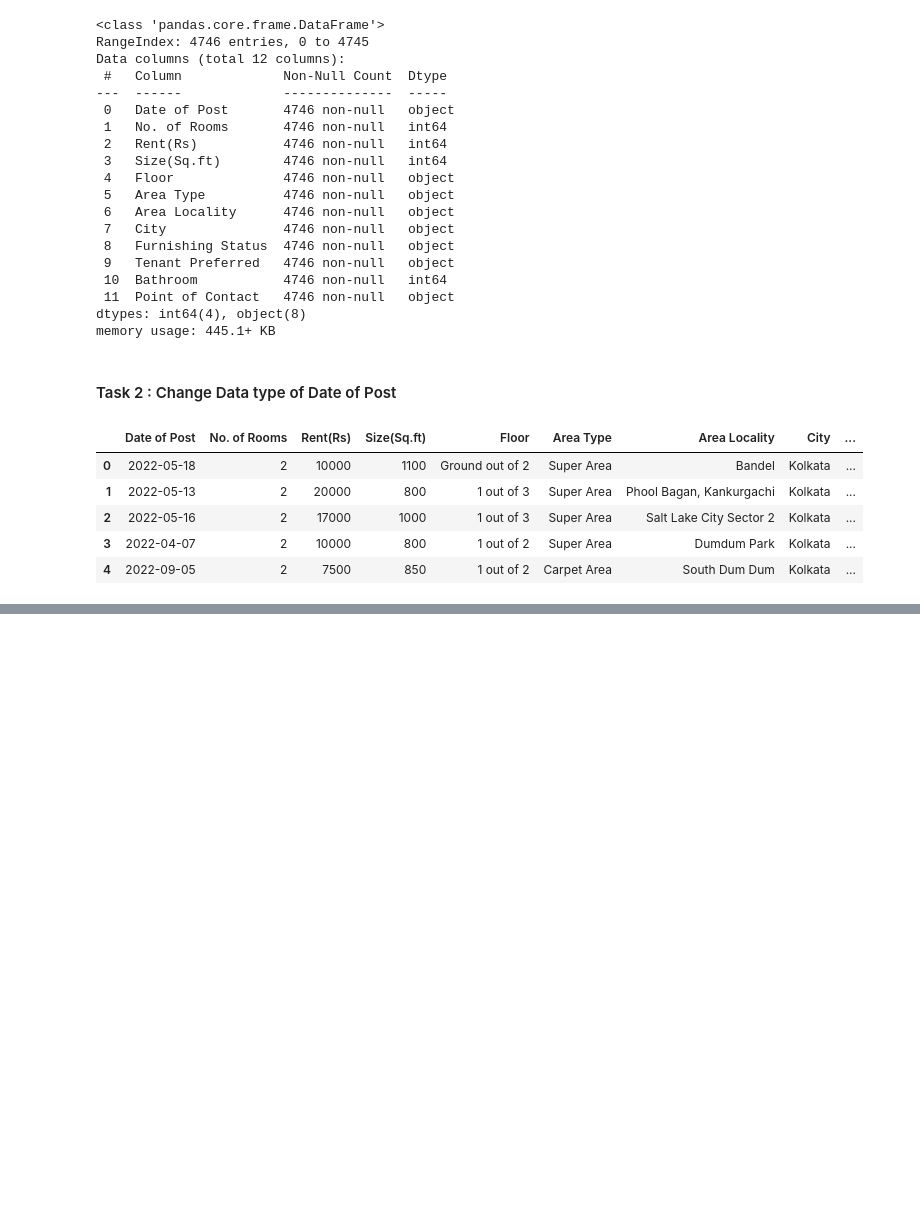
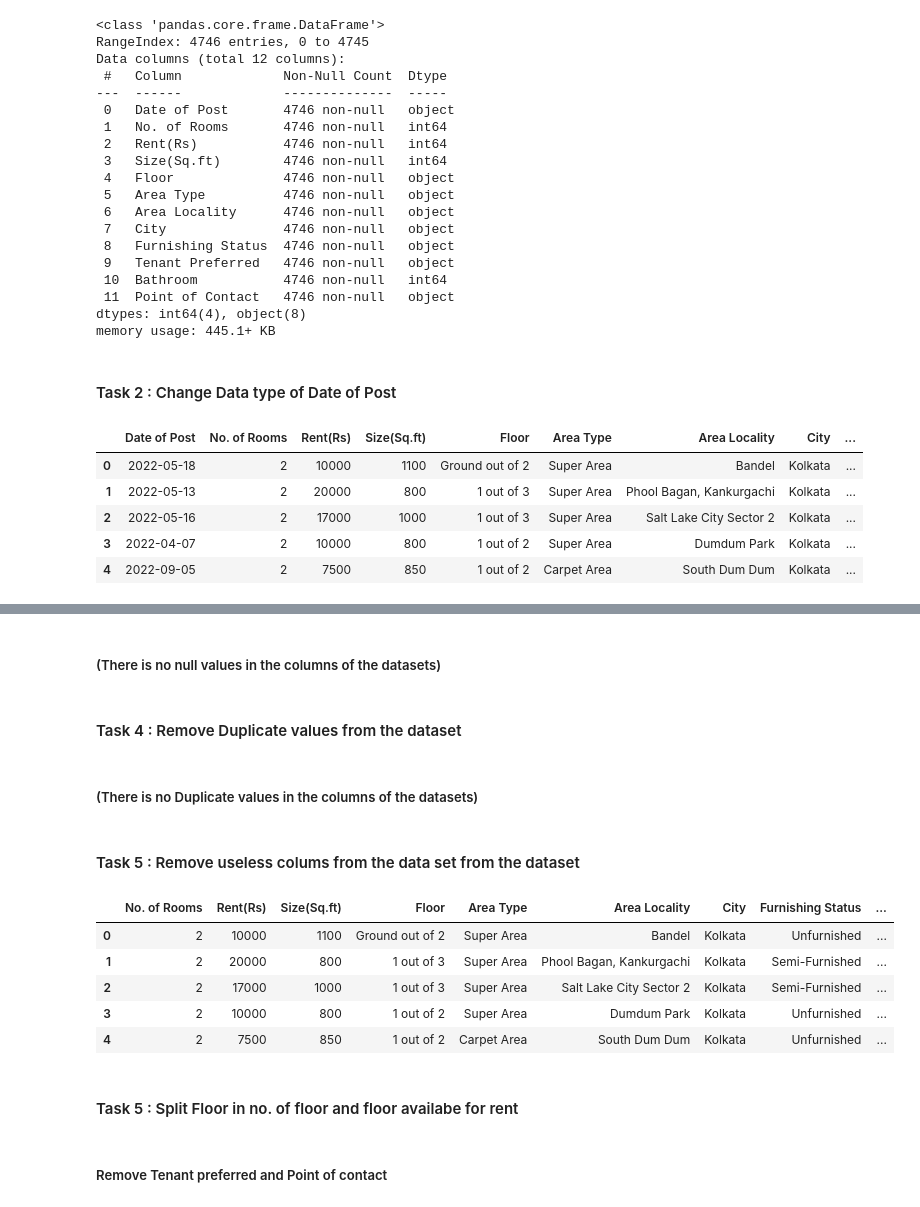
Before and after one commit to Elisha-George/Rent-Prediction__Using-Data-Science, a Jupyter notebook: IDS_Pandas_File.ipynb, the cells around one changed output, grey strips where cells are left out. Cells and saved outputs as stored; diff of their text form; code cells hidden in the pictures; blank space fills up the shorter version.

Commit message:
Deleted the useless columns

```diff
--- a/IDS_Pandas_File.ipynb
+++ b/IDS_Pandas_File.ipynb
@@ -152,0 +171,4 @@ all_data.head()
+# %% [markdown]
+##### (There is no null values in the columns of the datasets)
+# %% [markdown]
+#### Task 4 : Remove Duplicate values from the dataset
@@ -152,0 +178,4 @@ all_data.head()
+# %% [markdown]
+##### (There is no Duplicate values in the columns of the datasets)
+# %% [markdown]
+#### Task 5 : Remove useless colums from the data set from the dataset
@@ -152,0 +187,13 @@ all_data.head()
+# %%
+all_data.head()
+# %% [output]
+|  | No. of Rooms | Rent(Rs) | Size(Sq.ft) | Floor | Area Type | Area Locality | City | Furnishing Status | ... |
+| 0 | 2 | 10000 | 1100 | Ground out of 2 | Super Area | Bandel | Kolkata | Unfurnished | ... |
+| 1 | 2 | 20000 | 800 | 1 out of 3 | Super Area | Phool Bagan, Kankurgachi | Kolkata | Semi-Furnished | ... |
+| 2 | 2 | 17000 | 1000 | 1 out of 3 | Super Area | Salt Lake City Sector 2 | Kolkata | Semi-Furnished | ... |
+| 3 | 2 | 10000 | 800 | 1 out of 2 | Super Area | Dumdum Park | Kolkata | Unfurnished | ... |
+| 4 | 2 | 7500 | 850 | 1 out of 2 | Carpet Area | South Dum Dum | Kolkata | Unfurnished | ... |
+# %% [markdown]
+#### Task 5 : Split Floor in no. of floor and floor availabe for rent
+# %% [markdown]
+##### Remove Tenant preferred and Point of contact
```
Also changed, not shown: parts of 6 cells of this notebook.
